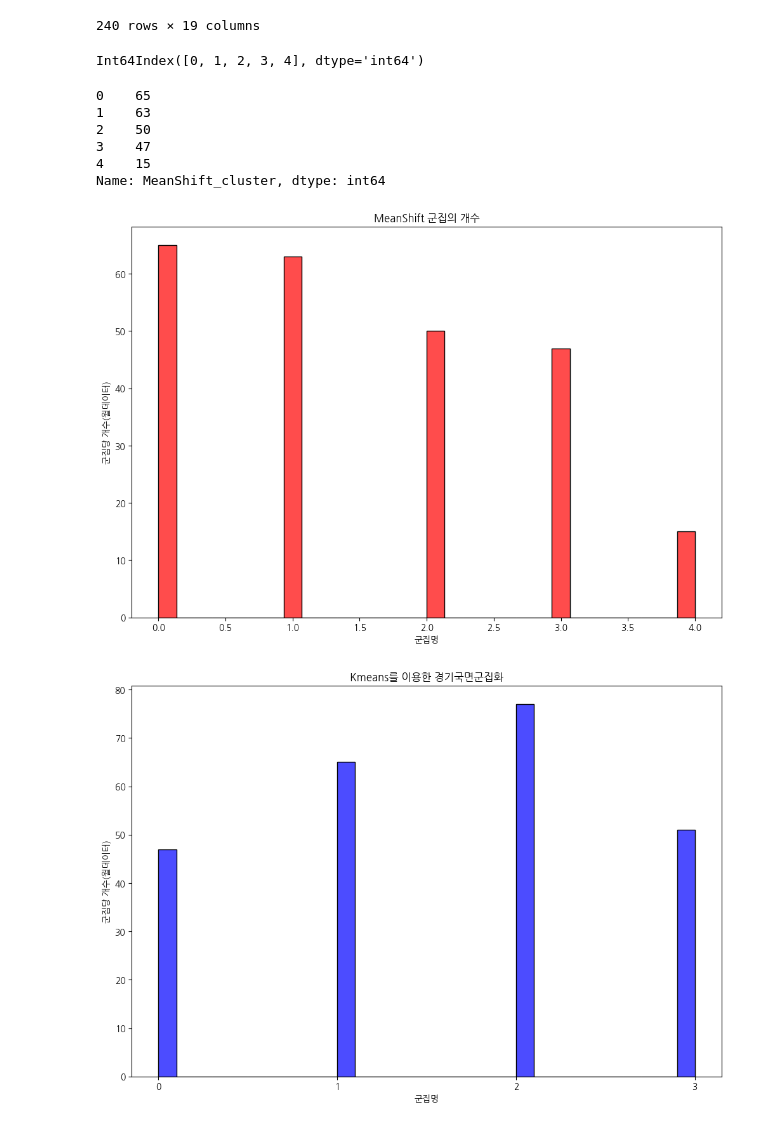
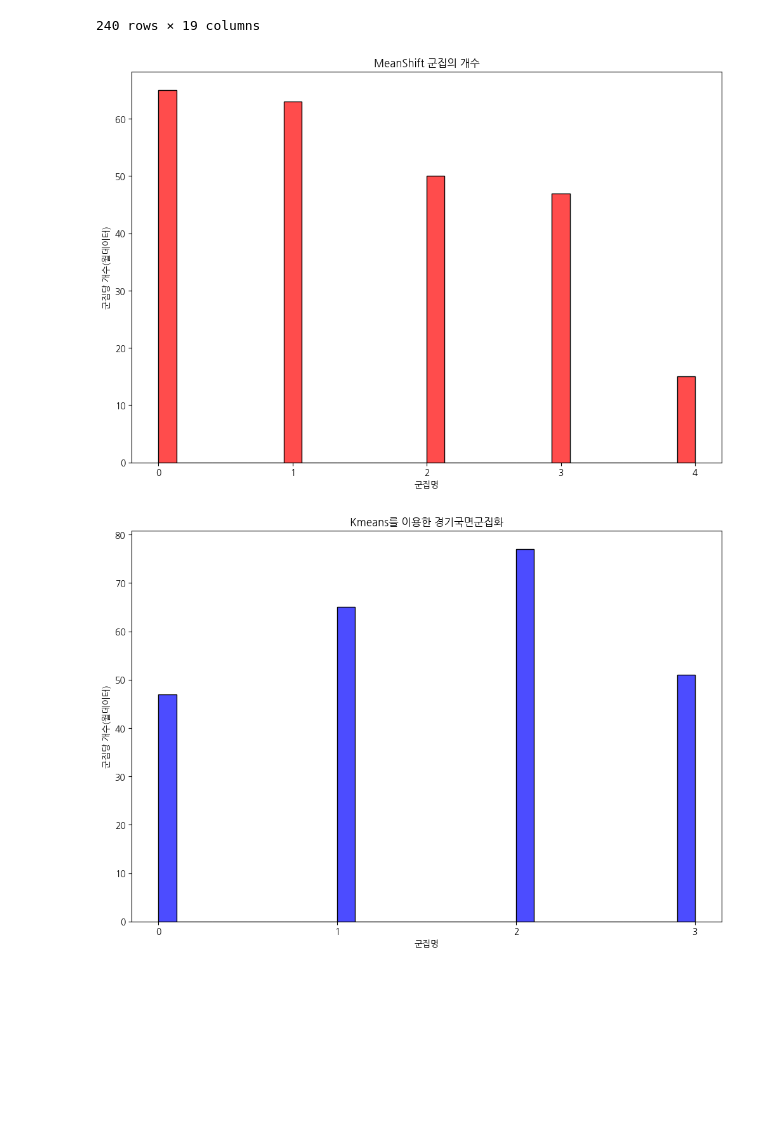
Before and after one commit to amazon4b/-, a Jupyter notebook: 경기분석,k_means(k=4),meanshift,_minmax스케일링_.ipynb, the cells around one changed output. Drawn from its saved outputs; the diff is of its cells as text; code cells hidden in the pictures; blank space fills up the shorter version.

```diff
--- a/경기분석,k_means(k=4),meanshift,_minmax스케일링_.ipynb
+++ b/경기분석,k_means(k=4),meanshift,_minmax스케일링_.ipynb
@@ -456,37 +406,34 @@ mMscaled_data
 | 2019-11-30 | 0.21 | 0.19 | 0.33 | 0.02 | 0.48 | 0.56 | 0.07 | 0.25 | 0.73 | ... |
 | 2019-12-31 | 0.25 | 0.24 | 0.35 | 0.02 | 0.60 | 0.56 | 0.08 | 0.26 | 0.78 | ... |
 240 rows × 19 columns
-# %%
-mMscaled_data['MeanShift_cluster'].value_counts().index
-# %% [output]
-Int64Index([0, 1, 2, 3, 4], dtype='int64')
-# %%
-mMscaled_data['MeanShift_cluster'].value_counts()
-# %% [output]
-0    65
-1    63
-2    50
-3    47
-4    15
-Name: MeanShift_cluster, dtype: int64
 # %%
 # menashift 군집화 결과를 시각화
 import seaborn as sns
 # Seaborn 히스토그램 그리기
 
 a=  mMscaled_data['MeanShift_cluster']
 plt.figure(figsize=(12, 8))
-# 무지개 색깔
-sns.histplot(a, bins=30, color = 'red', edgecolor='black', alpha=0.7)
+ax1 = sns.histplot(a, bins=30, kde=False, color='red', alpha=0.7)
+
+# x축 눈금을 정수로 바꾸는 함수
+def format_func(value, tick_number):
+    return int(value)
+
+# x축 눈금에 함수 적용
+ax1.xaxis.set_major_locator(ticker.MaxNLocator(integer=True))
+ax1.xaxis.set_major_formatter(ticker.FuncFormatter(format_func))
+
+
 # 그래프 제목과 축 레이블 추가
 plt.title('MeanShift 군집의 개수')
 plt.xlabel('군집명')
 plt.ylabel('군집당 개수(월데이터)')
 
+
 # 그래프 보이기
 plt.show()
 # %% [output]
-[figure, old version]
+[figure, new version]
 # %%
 # k-means 군집화의 클러스터를 시각화
 import matplotlib.ticker as ticker
```
Also changed, not shown: parts of 16 cells of this notebook.
